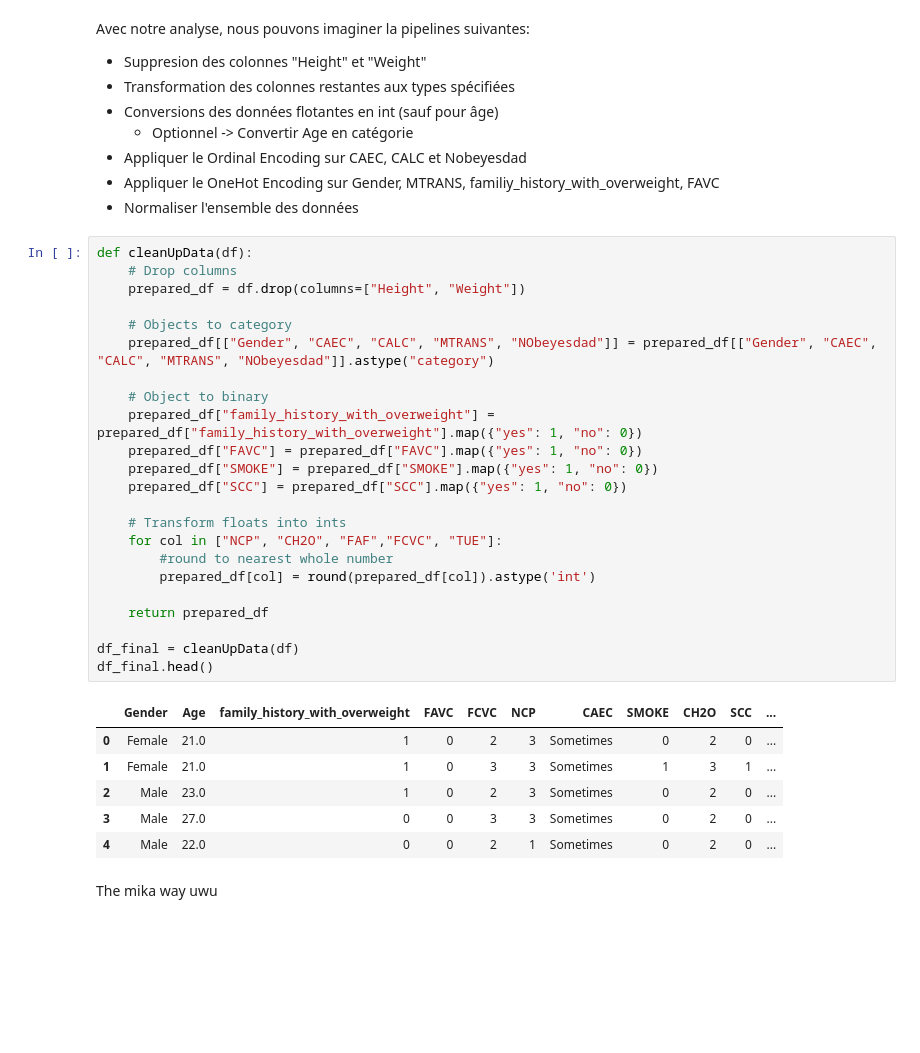
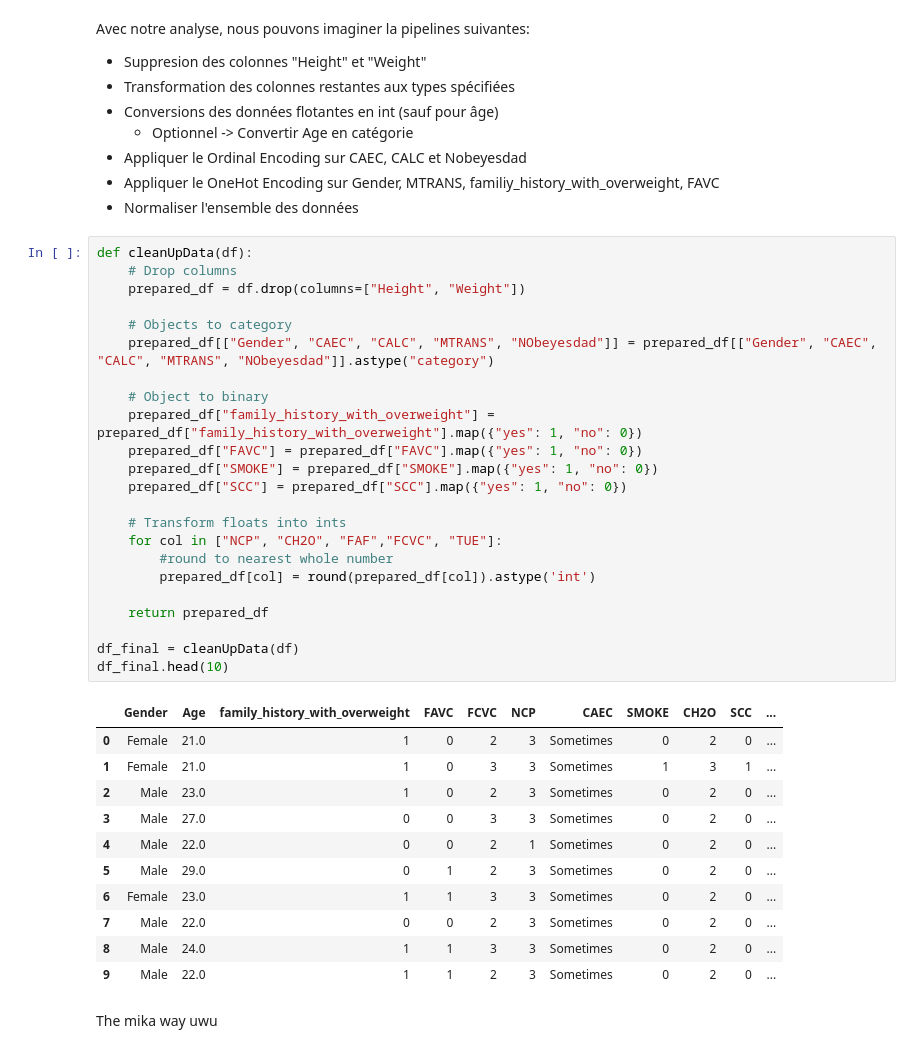
Before and after one commit to matteodcr/mgl869, a Jupyter notebook: notebook_finale.ipynb, the cells around one changed output. Saved outputs shown, nothing was run; the diff lists cells and outputs as text; blank space fills up the shorter version.

```diff
--- a/notebook_finale.ipynb
+++ b/notebook_finale.ipynb
@@ -278,33 +278,38 @@ Avec notre analyse, nous pouvons imaginer la pipelines suivantes:
 # %%
 def cleanUpData(df):
     # Drop columns
     prepared_df = df.drop(columns=["Height", "Weight"])
 
     # Objects to category
     prepared_df[["Gender", "CAEC", "CALC", "MTRANS", "NObeyesdad"]] = prepared_df[["Gender", "CAEC", "CALC", "MTRANS", "NObeyesdad"]].astype("category")
 
     # Object to binary
     prepared_df["family_history_with_overweight"] = prepared_df["family_history_with_overweight"].map({"yes": 1, "no": 0})
     prepared_df["FAVC"] = prepared_df["FAVC"].map({"yes": 1, "no": 0})
     prepared_df["SMOKE"] = prepared_df["SMOKE"].map({"yes": 1, "no": 0})
     prepared_df["SCC"] = prepared_df["SCC"].map({"yes": 1, "no": 0})
 
     # Transform floats into ints
     for col in ["NCP", "CH2O", "FAF","FCVC", "TUE"]:
         #round to nearest whole number
         prepared_df[col] = round(prepared_df[col]).astype('int')
 
     return prepared_df
 
 df_final = cleanUpData(df)
-df_final.head()
+df_final.head(10)
 # %% [output]
 |  | Gender | Age | family_history_with_overweight | FAVC | FCVC | NCP | CAEC | SMOKE | CH2O | SCC | ... |
 | 0 | Female | 21.0 | 1 | 0 | 2 | 3 | Sometimes | 0 | 2 | 0 | ... |
 | 1 | Female | 21.0 | 1 | 0 | 3 | 3 | Sometimes | 1 | 3 | 1 | ... |
 | 2 | Male | 23.0 | 1 | 0 | 2 | 3 | Sometimes | 0 | 2 | 0 | ... |
 | 3 | Male | 27.0 | 0 | 0 | 3 | 3 | Sometimes | 0 | 2 | 0 | ... |
 | 4 | Male | 22.0 | 0 | 0 | 2 | 1 | Sometimes | 0 | 2 | 0 | ... |
+| 5 | Male | 29.0 | 0 | 1 | 2 | 3 | Sometimes | 0 | 2 | 0 | ... |
+| 6 | Female | 23.0 | 1 | 1 | 3 | 3 | Sometimes | 0 | 2 | 0 | ... |
+| 7 | Male | 22.0 | 0 | 0 | 2 | 3 | Sometimes | 0 | 2 | 0 | ... |
+| 8 | Male | 24.0 | 1 | 1 | 3 | 3 | Sometimes | 0 | 2 | 0 | ... |
+| 9 | Male | 22.0 | 1 | 1 | 2 | 3 | Sometimes | 0 | 2 | 0 | ... |
 # %% [markdown]
 The mika way uwu
 # %%
```
Also changed, not shown: parts of 16 cells of this notebook.
